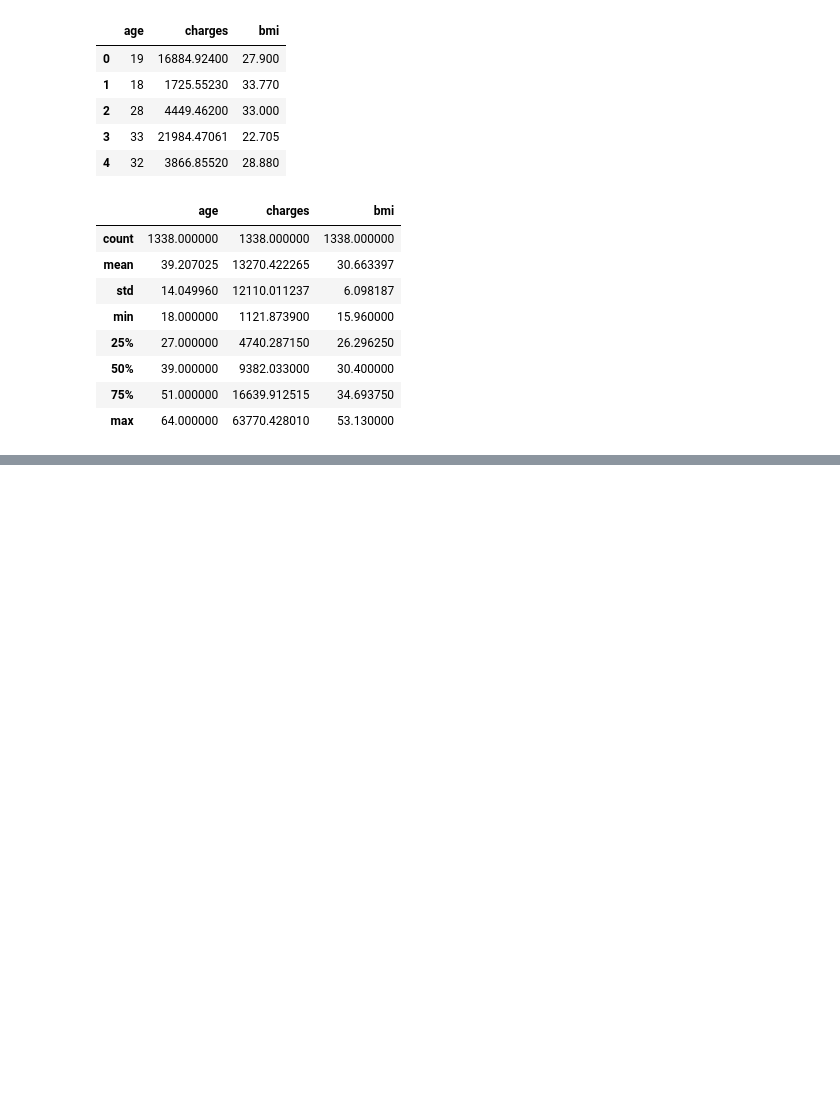
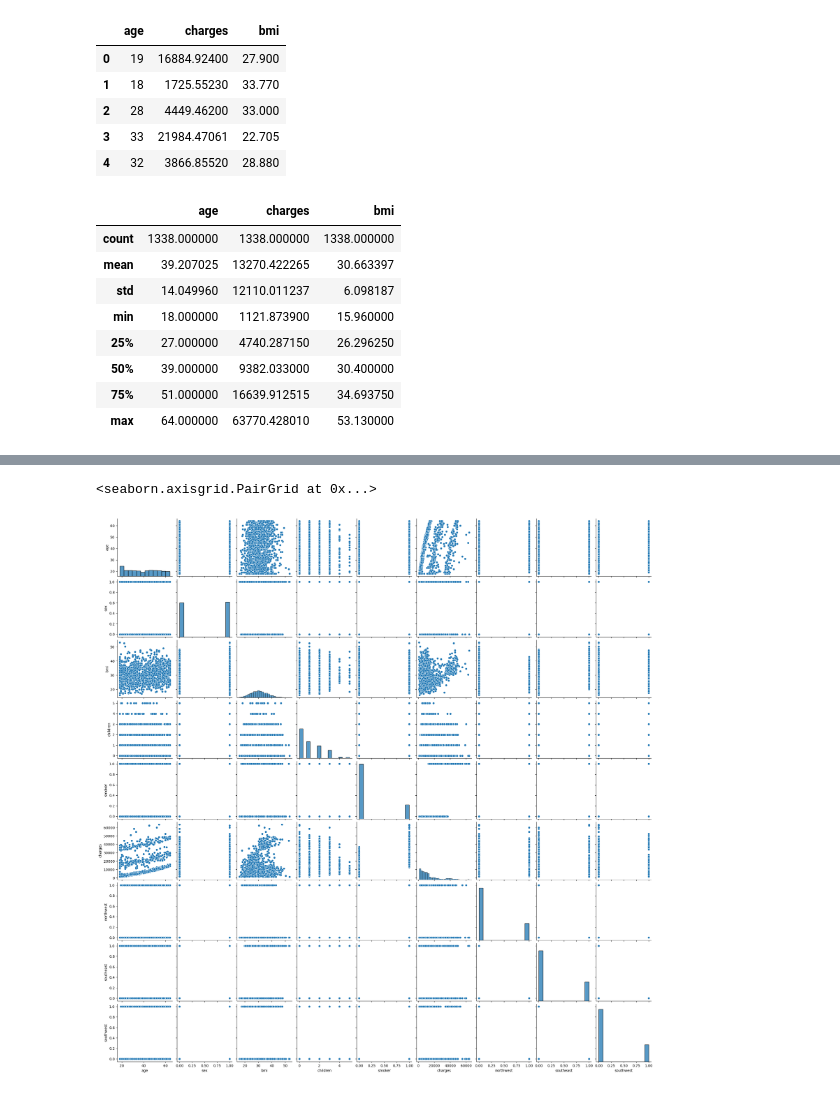
Before and after one commit to RomanRosa/medical_insurance_premium_prediction, a Jupyter notebook: medical_insurance_prediction.ipynb, the cells around one changed output, grey strips where cells are left out. Saved outputs shown, nothing was run; the diff lists cells and outputs as text; code cells hidden in the pictures; blank space fills up the shorter version.

```diff
--- a/medical_insurance_prediction.ipynb
+++ b/medical_insurance_prediction.ipynb
@@ -259,0 +272,7 @@ insurance_df_.describe()
+# %%
+# Plot pairplot
+
+sns.pairplot(insurance_df)
+# %% [output]
+<seaborn.axisgrid.PairGrid at 0x...>
+[figure, added]
```
Also changed, not shown: parts of 12 cells of this notebook.
